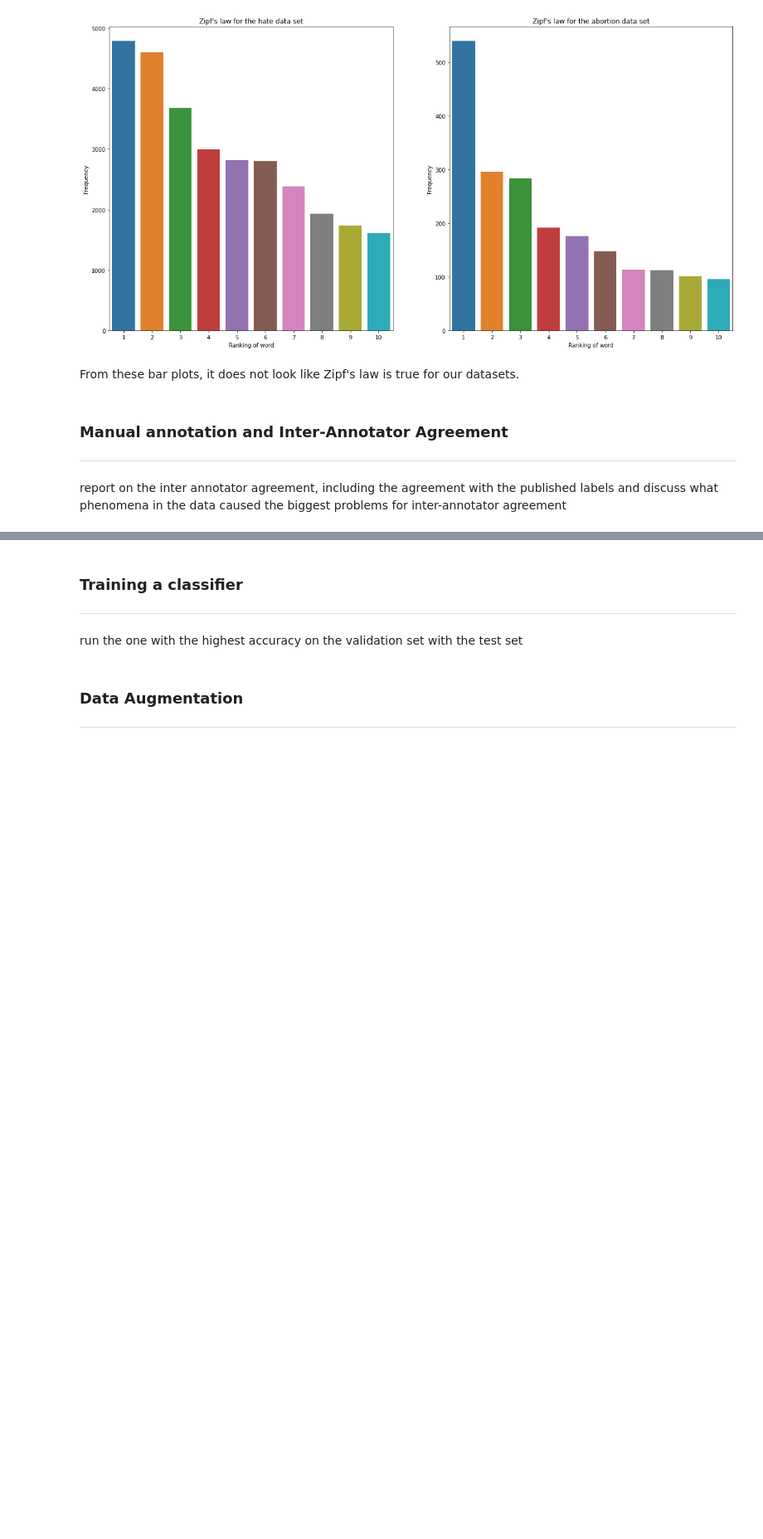
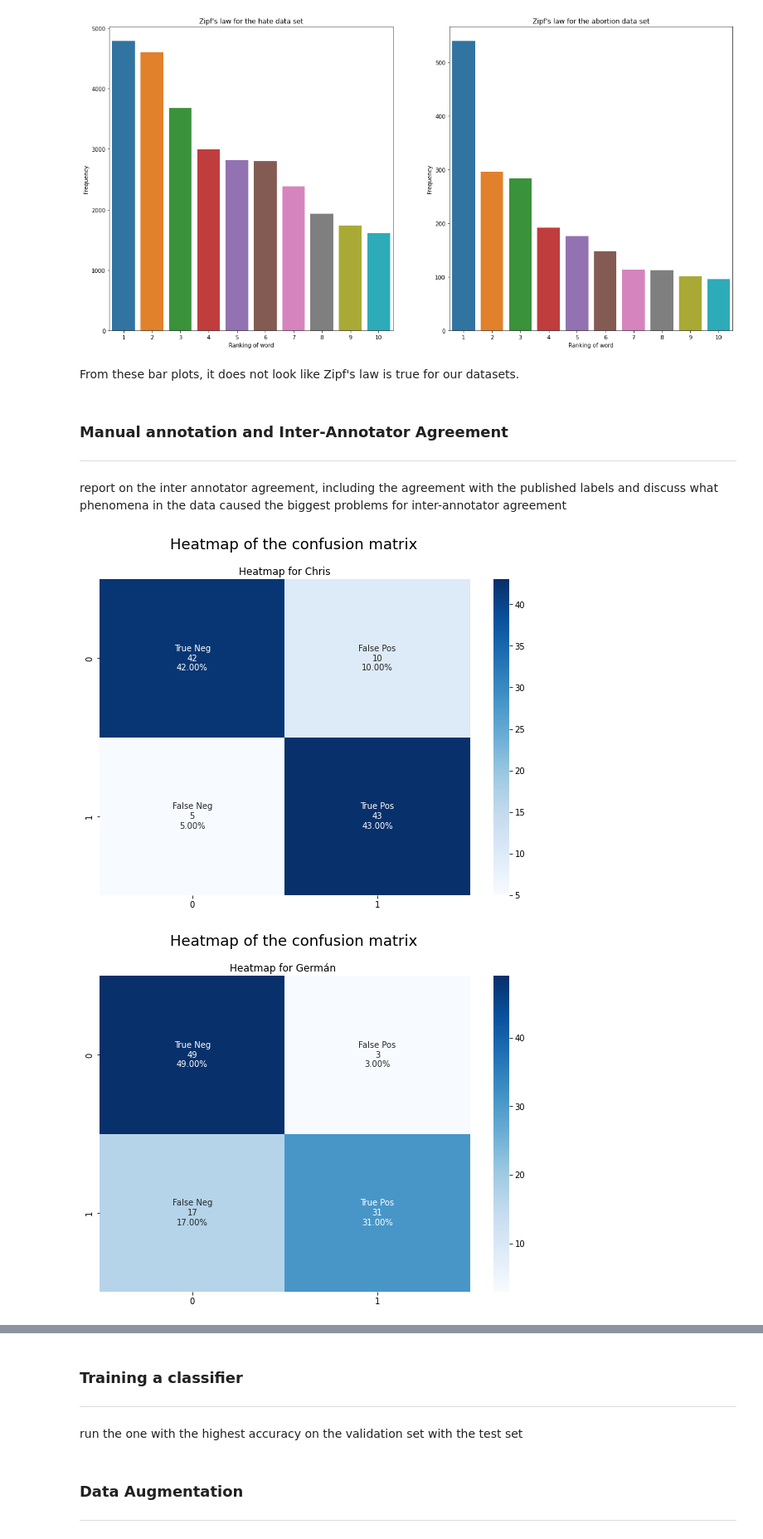
Before and after one commit to ITU-Bumblebees/fypgroup02_project3, a Jupyter notebook: notebooks/final.ipynb, the cells around one changed output, grey strips where cells are left out. Shown at 83% size. Saved outputs shown, nothing was run; the diff lists cells and outputs as text; code cells hidden in the pictures; blank space fills up the shorter version.

Commit message:
added some plots

```diff
--- a/notebooks/final.ipynb
+++ b/notebooks/final.ipynb
@@ -38,6 +39,12 @@ from nltk.tokenize import TweetTokenizer
 
 #importing our classifiers from our script
 #from scripts.classifiers import WithStopVectorClassifier, NoStopVectorClassifier, BagOfWordsClassifier, RandomForest, DecisionTree
+# %%
+savefigs = True
+
+if savefigs:
+    if not os.path.isdir('../figs'):
+        os.makedirs('../figs')
 # %% [markdown]
 #### Imports that need to be installed in the environment the code is run in
 # %%
@@ -231,3 +269,43 @@ From these bar plots, it does not look like Zipf's law is true for our datasets.
 ***
 
 report on the inter annotator agreement, including the agreement with the published labels and discuss what phenomena in the data caused the biggest problems for inter-annotator agreement
+# %%
+ratings = pd.read_csv('../dataset/Task3rating.csv')
+ratings.drop(ratings.tail(1).index, inplace=True)
+
+truth = ratings['Real labels']
+Chris = ratings[['Chris', 'Real labels']]
+German = ratings['Germán ']
+Hubert = ratings['Hubert']
+Laurids = ratings['Laurids']
+Paula = ratings['Paula']
+# %%
+def plot_cf(real, guess, name):
+    #creating a confusion matrix from our guesses
+    cf = confusion_matrix(real, guess)
+
+    #creating labels to add to the heatmap
+    group_names = ['True Neg','False Pos','False Neg','True Pos']
+    group_counts = ['{0:0.0f}'.format(value) for value in cf.flatten()]
+    group_percentages = ["{0:.2%}".format(value) for value in cf.flatten()/np.sum(cf)]
+    labels = [f'{v1}\n{v2}\n{v3}' for v1, v2, v3 in
+            zip(group_names,group_counts,group_percentages)]
+    labels = np.asarray(labels).reshape(2,2)
+
+    #creating the heatmap and adding titels
+    f, ax = plt.subplots(figsize=(10,7))
+    sns.heatmap(cf, annot=labels, fmt='', cmap='Blues')
+
+    plt.suptitle('Heatmap of the confusion matrix', fontsize=18, x=0.45)
+    plt.title(f'Heatmap for {name}', fontsize=12)
+
+    if savefigs:
+        plt.savefig(f'../figs/figure_{name}.png', bbox_inches='tight')
+# %%
+names = ['Chris', 'Germán ', 'Hubert', 'Laurids', 'Paula']
+
+for name in names:
+    plot_cf(ratings['Real labels'], ratings[name], name)
+# %% [output]
+[figure, added]
+[figure, added]
```
Also changed, not shown: parts of 8 cells of this notebook, 6 other files.
